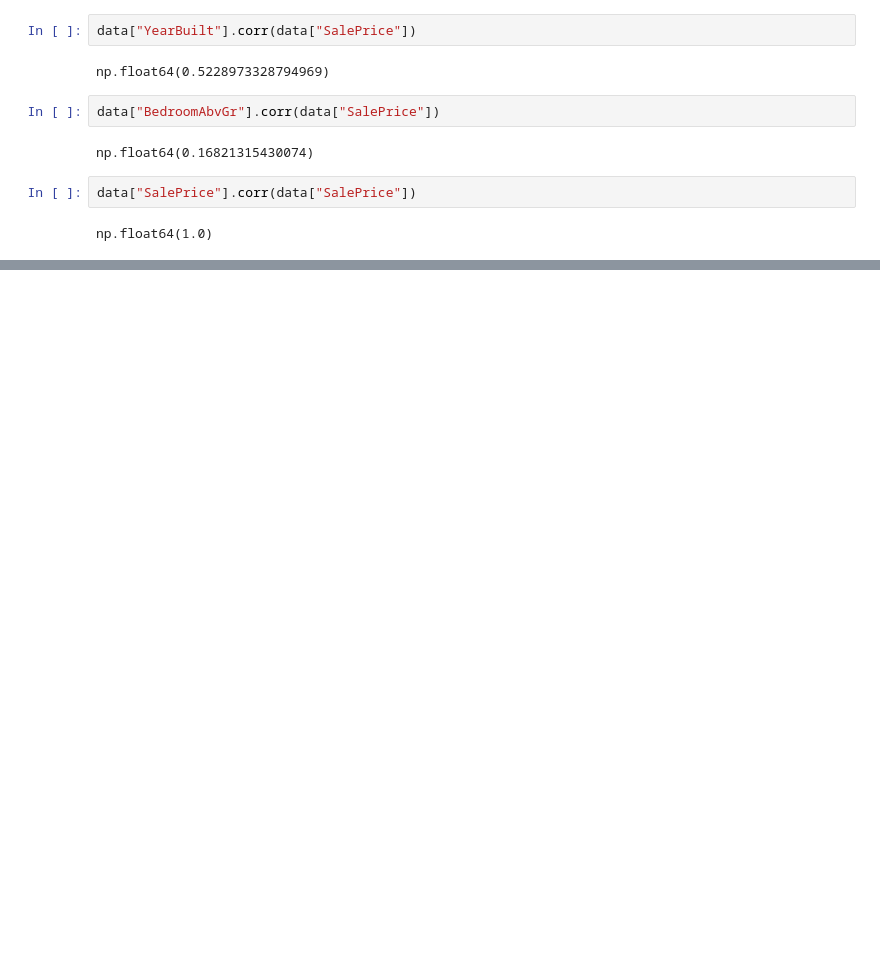
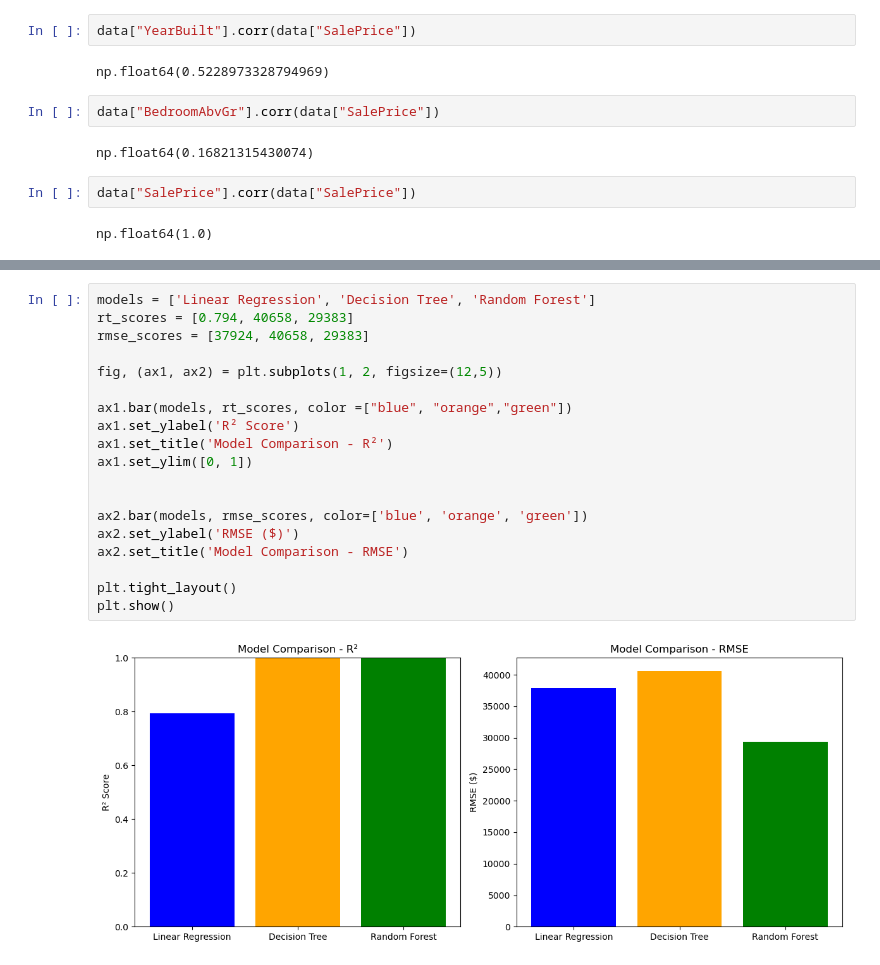
Before and after one commit to Anas-S-Muhammed/House_Prices_Advance, a Jupyter notebook: house_prices.ipynb, the cells around one changed output, grey strips where cells are left out. Saved outputs shown, nothing was run; the diff lists cells and outputs as text; blank space fills up the shorter version.

```diff
--- a/house_prices.ipynb
+++ b/house_prices.ipynb
@@ -108,0 +368,21 @@ np.float64(1.0)
+# %%
+models = ['Linear Regression', 'Decision Tree', 'Random Forest']
+rt_scores = [0.794, 40658, 29383]
+rmse_scores = [37924, 40658, 29383]
+
+fig, (ax1, ax2) = plt.subplots(1, 2, figsize=(12,5))
+
+ax1.bar(models, rt_scores, color =["blue", "orange","green"])
+ax1.set_ylabel('R² Score')
+ax1.set_title('Model Comparison - R²')
+ax1.set_ylim([0, 1])
+
+
+ax2.bar(models, rmse_scores, color=['blue', 'orange', 'green'])
+ax2.set_ylabel('RMSE ($)')
+ax2.set_title('Model Comparison - RMSE')
+
+plt.tight_layout()
+plt.show()
+# %% [output]
+[figure, added]
```
Also changed, not shown: parts of 44 cells of this notebook.
